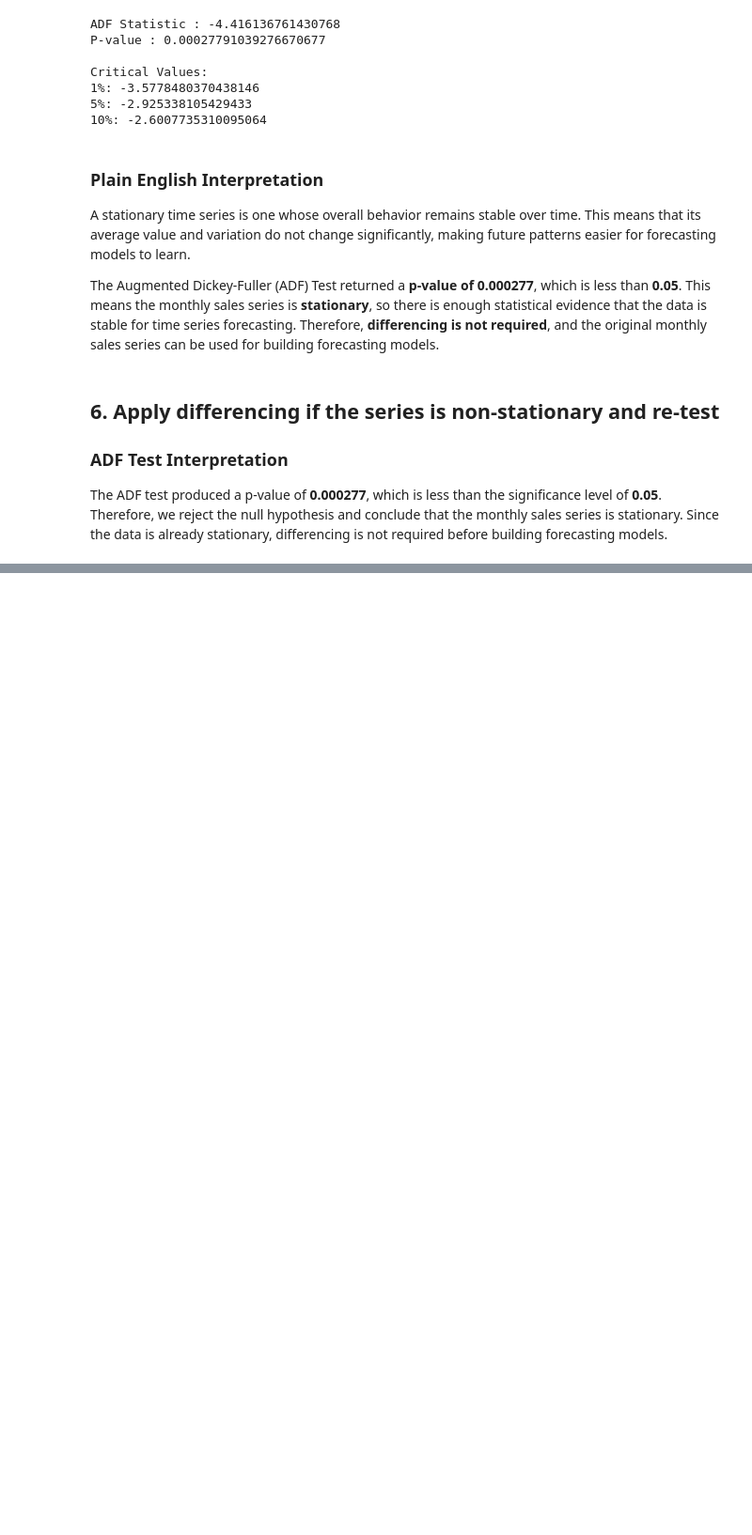
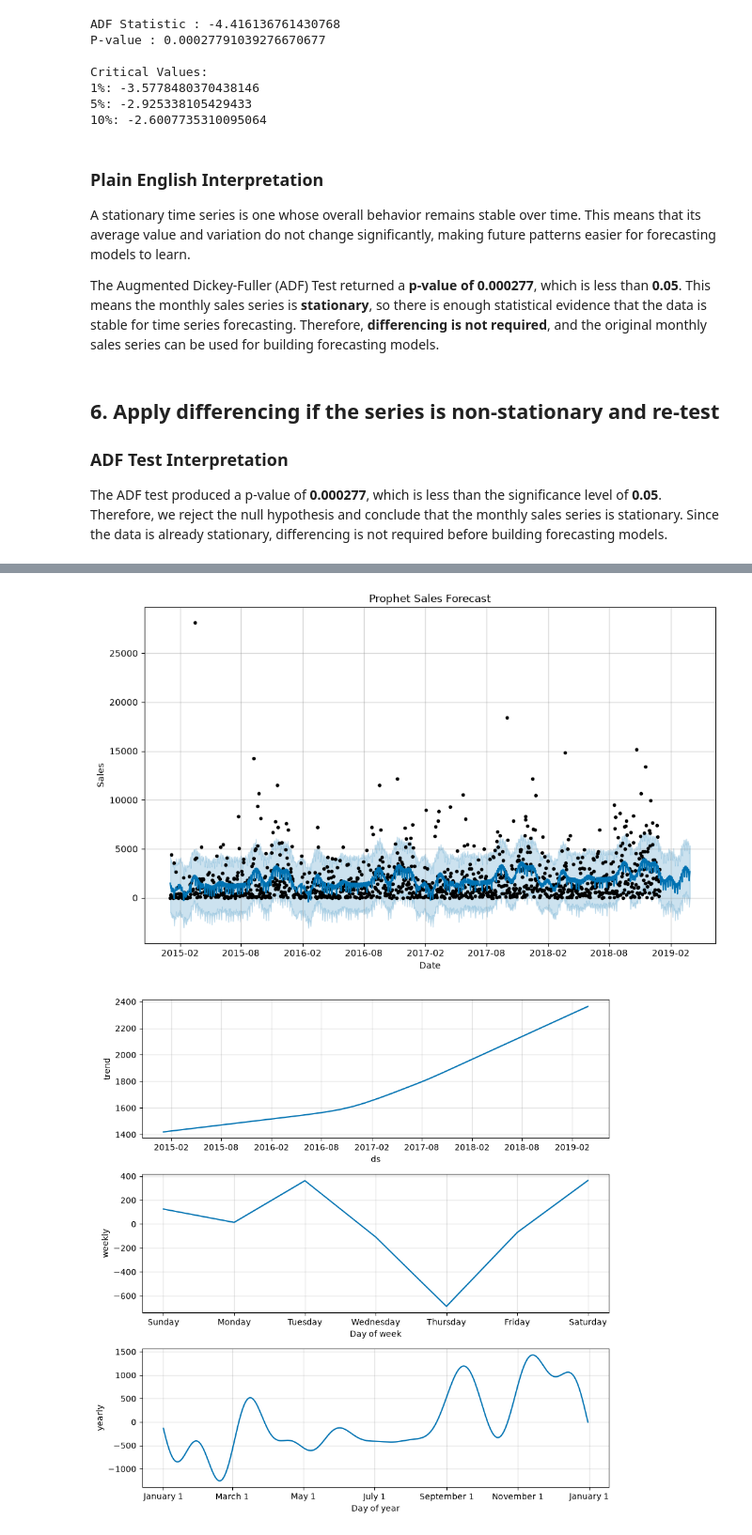
Before and after one commit to aroranaman1003/SalesForecasting_NamanArora, a Jupyter notebook: analysis.ipynb, the cells around one changed output, grey strips where cells are left out. Shown at 94% size. Saved outputs shown, nothing was run; the diff lists cells and outputs as text; code cells hidden in the pictures; blank space fills up the shorter version.

```diff
--- a/analysis.ipynb
+++ b/analysis.ipynb
@@ -422,0 +587,12 @@ The ADF test produced a p-value of **0.000277**, which is less than the signific
+# %%
+# just to check if reset_index is required or not
+# print(daily_sales.head())
+
+prophet_df = daily_sales.rename(
+    columns={
+        "Order Date": "ds",
+        "Sales": "y"
+    }
+)
+
+prophet_df.head()
@@ -422,0 +643,31 @@ The ADF test produced a p-value of **0.000277**, which is less than the signific
+# %%
+fig1 = prophet_model.plot(forecast)
+
+plt.title("Prophet Sales Forecast")
+
+plt.xlabel("Date")
+
+plt.ylabel("Sales")
+
+plt.grid(alpha=0.3)
+
+plt.savefig("charts/prophet_forecast.png")
+
+plt.show()
+
+# Trend and Seasonality Components
+'''
+Prophet automatically decomposes the forecast into its
+underlying components, including the overall trend and seasonal
+effects. These components help explain how different time-based
+patterns contribute to the sales forecast.
+'''
+
+fig2 = prophet_model.plot_components(forecast)
+
+plt.savefig("charts/prophet_components.png")
+
+plt.show()
+# %% [output]
+[figure, added]
+[figure, added]
```
Also changed, not shown: parts of 19 cells of this notebook, 3 other files.
